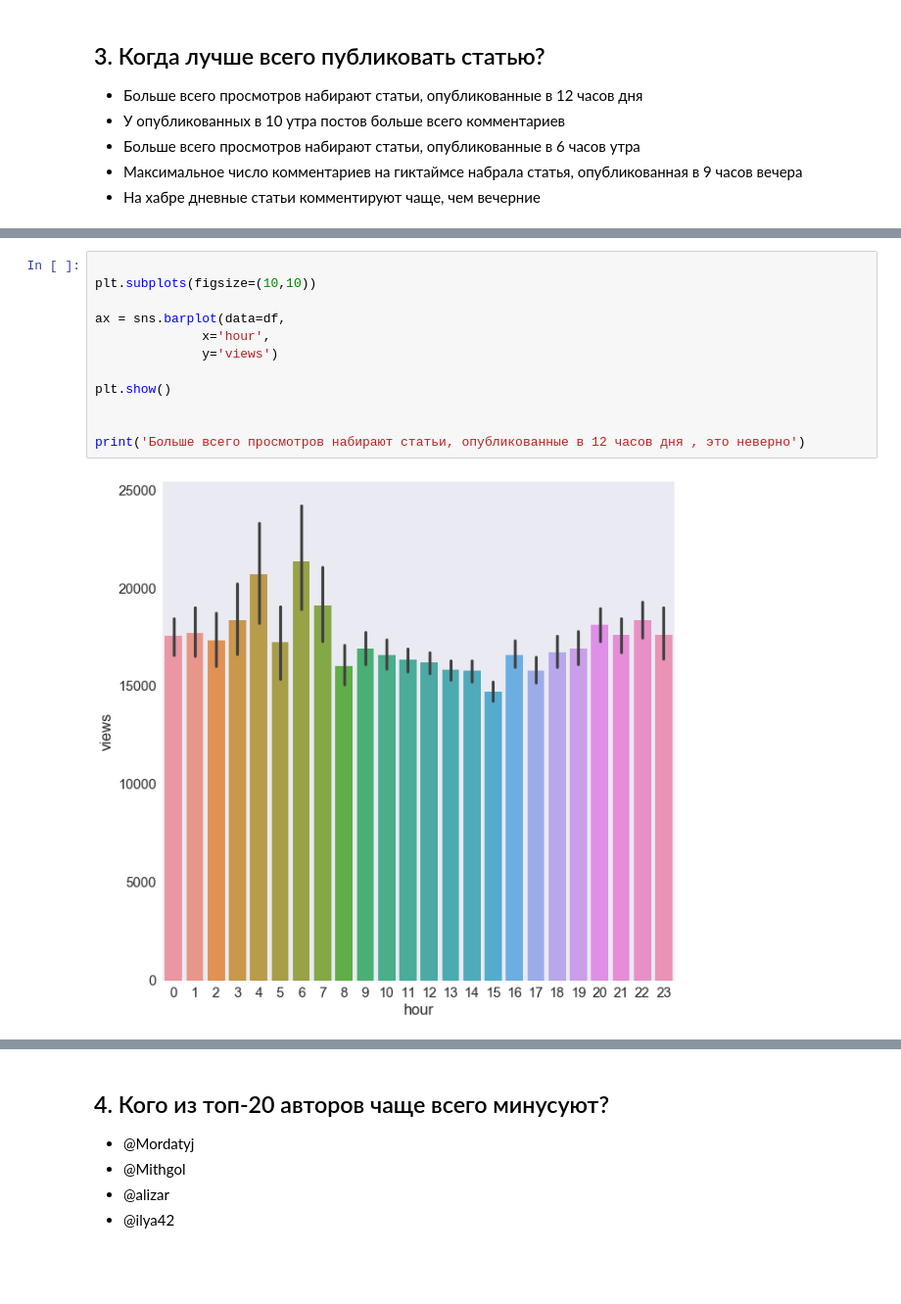
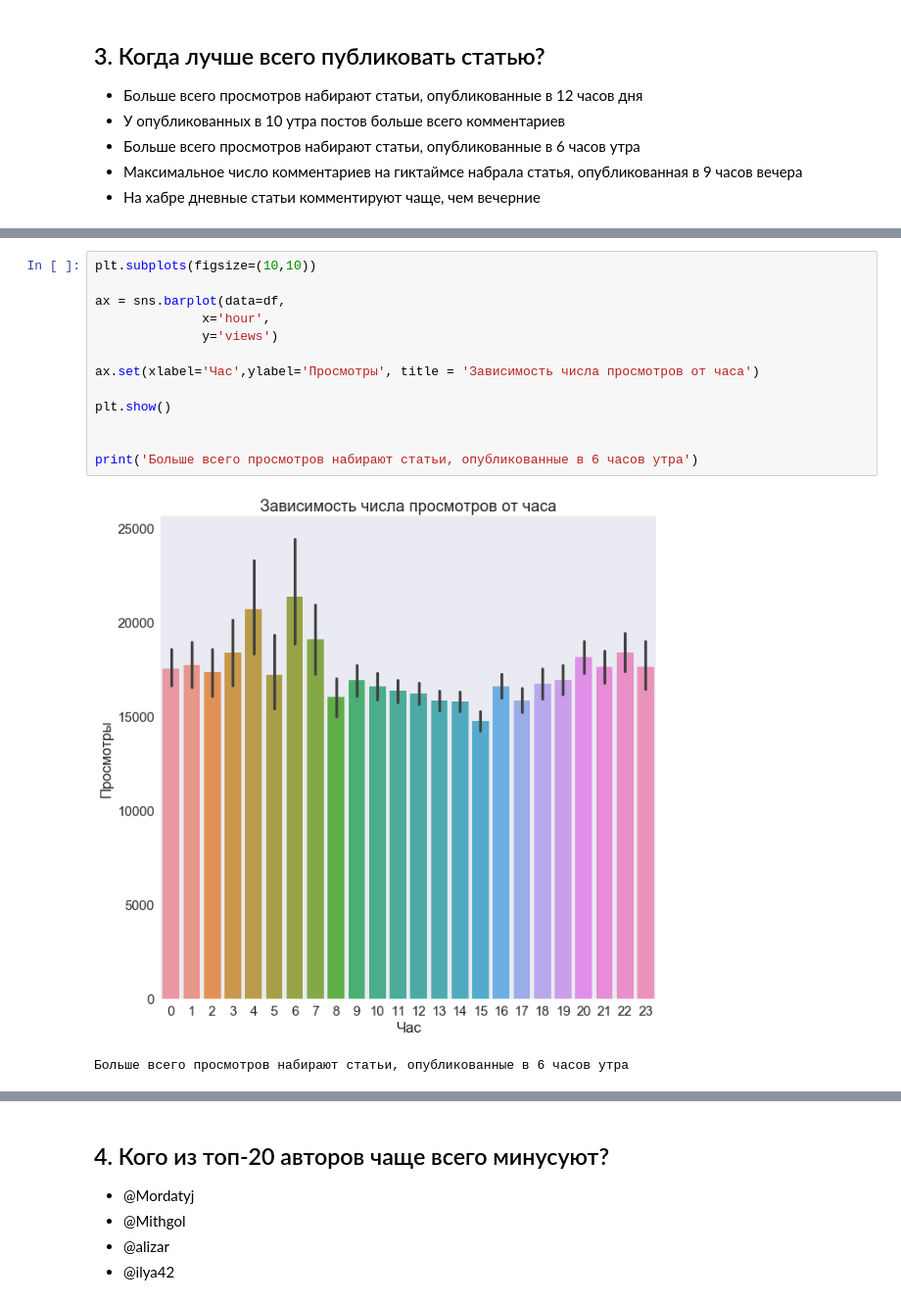
Before and after one commit to IlyaChr/ods2018, a Jupyter notebook: 02/assignment02_habr_visual_analysis.ipynb, the cells around one changed output, grey strips where cells are left out. Shown: that part at 98% size. Saved outputs shown, nothing was run; the diff lists cells and outputs as text; blank space fills up the shorter version.

```diff
--- a/02/assignment02_habr_visual_analysis.ipynb
+++ b/02/assignment02_habr_visual_analysis.ipynb
@@ -249,14 +337,16 @@ print('По субботам на гиктаймс и на хабрахабр п
 # %%
-
 plt.subplots(figsize=(10,10))
 
 ax = sns.barplot(data=df,
               x='hour',
               y='views')
 
+ax.set(xlabel='Час',ylabel='Просмотры', title = 'Зависимость числа просмотров от часа')
+
 plt.show()
 
 
-print('Больше всего просмотров набирают статьи, опубликованные в 12 часов дня , это неверно')
+print('Больше всего просмотров набирают статьи, опубликованные в 6 часов утра')
 # %% [output]
-[figure, old version]
+[figure, new version]
+Больше всего просмотров набирают статьи, опубликованные в 6 часов утра
```
Also changed, not shown: parts of 17 cells of this notebook.
